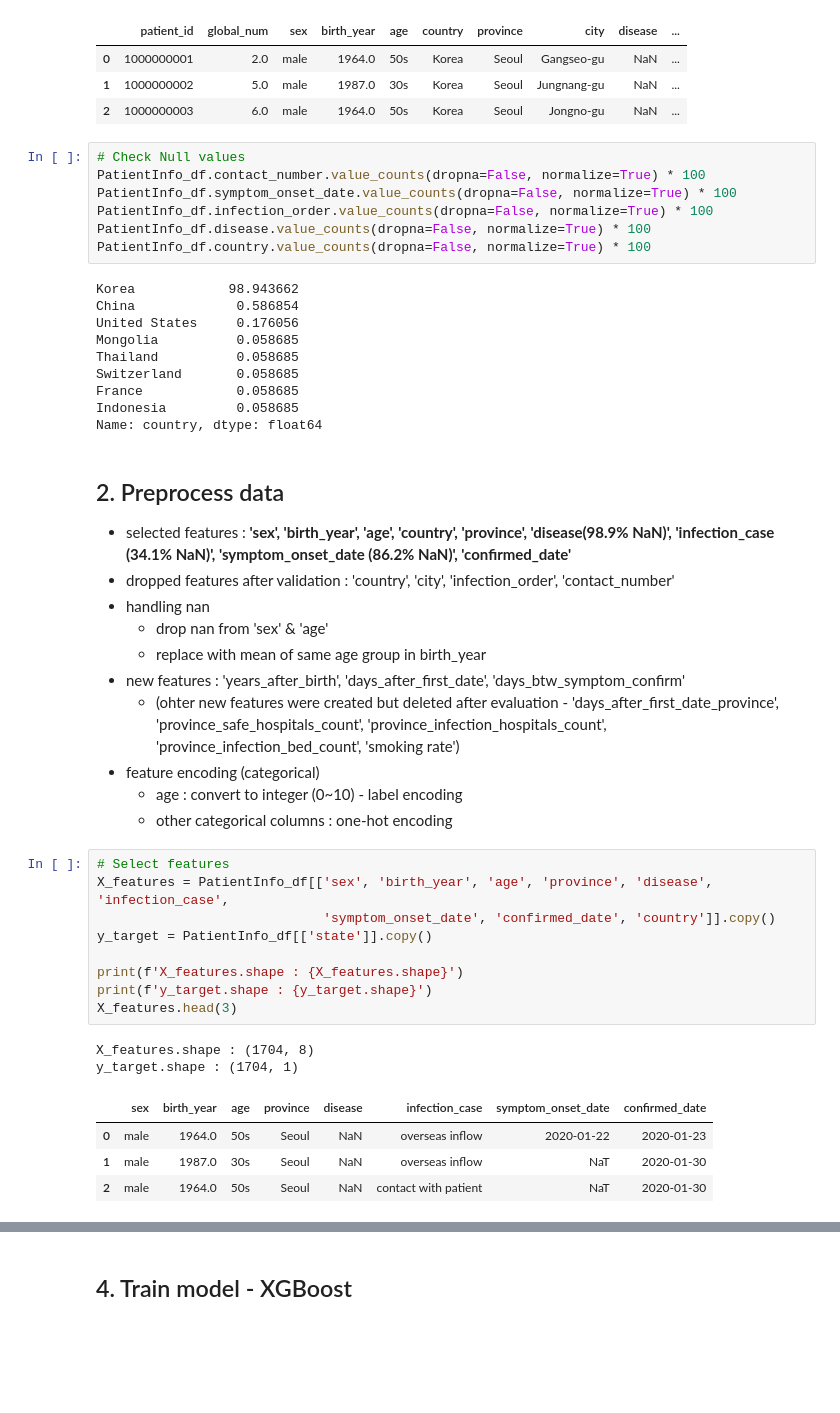
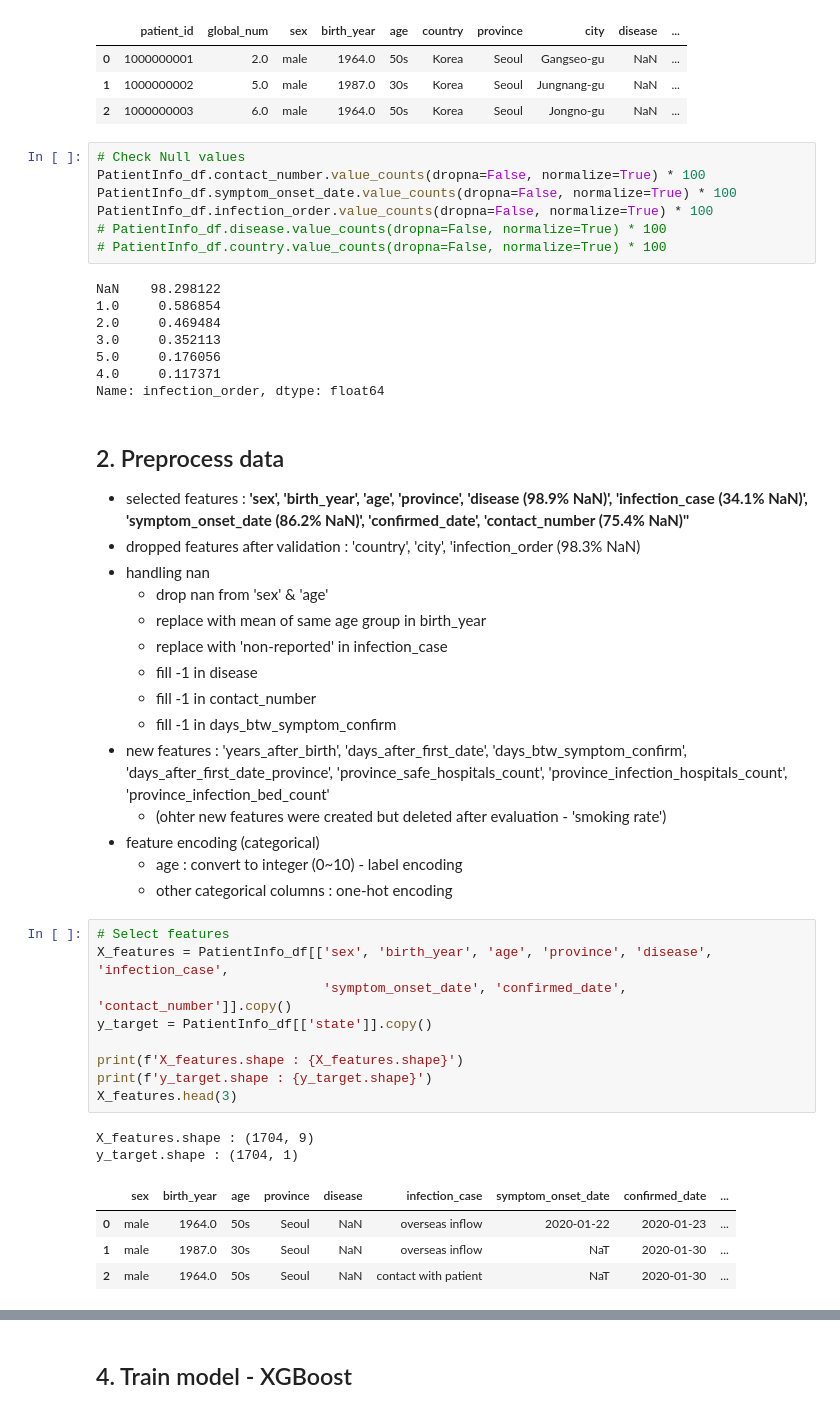
Before and after one commit to sam351/competitions, a Jupyter notebook: dacon_covid-19/ML/COVID_ML_04_XGBoost-final-features.ipynb, the cells around one changed output, grey strips where cells are left out. Drawn from its saved outputs; the diff is of its cells as text; blank space fills up the shorter version.

```diff
--- a/dacon_covid-19/ML/COVID_ML_04_XGBoost-final-features.ipynb
+++ b/dacon_covid-19/ML/COVID_ML_04_XGBoost-final-features.ipynb
@@ -60,46 +63,48 @@ PatientInfo.csv shape : (3326, 19)
 PatientInfo_df.contact_number.value_counts(dropna=False, normalize=True) * 100
 PatientInfo_df.symptom_onset_date.value_counts(dropna=False, normalize=True) * 100
 PatientInfo_df.infection_order.value_counts(dropna=False, normalize=True) * 100
-PatientInfo_df.disease.value_counts(dropna=False, normalize=True) * 100
-PatientInfo_df.country.value_counts(dropna=False, normalize=True) * 100
+# PatientInfo_df.disease.value_counts(dropna=False, normalize=True) * 100
+# PatientInfo_df.country.value_counts(dropna=False, normalize=True) * 100
 # %% [output]
-Korea            98.943662
-China             0.586854
-United States     0.176056
-Mongolia          0.058685
-Thailand          0.058685
-Switzerland       0.058685
-France            0.058685
-Indonesia         0.058685
-Name: country, dtype: float64
+NaN    98.298122
+1.0     0.586854
+2.0     0.469484
+3.0     0.352113
+5.0     0.176056
+4.0     0.117371
+Name: infection_order, dtype: float64
 # %% [markdown]
 ## 2. Preprocess data
-- selected features : **'sex', 'birth_year', 'age', 'country', 'province', 'disease(98.9% NaN)', 'infection_case (34.1% NaN)', 'symptom_onset_date (86.2% NaN)', 'confirmed_date'**
-- dropped features after validation : 'country', 'city', 'infection_order', 'contact_number'
+- selected features : **'sex', 'birth_year', 'age', 'province', 'disease (98.9% NaN)', 'infection_case (34.1% NaN)', 'symptom_onset_date (86.2% NaN)', 'confirmed_date', 'contact_number (75.4% NaN)''**
+- dropped features after validation : 'country', 'city', 'infection_order (98.3% NaN)
 - handling nan
     - drop nan from 'sex' & 'age'
     - replace with mean of same age group in birth_year
-- new features : 'years_after_birth', 'days_after_first_date', 'days_btw_symptom_confirm'
-    - (ohter new features were created but deleted after evaluation - 'days_after_first_date_province', 'province_safe_hospitals_count', 'province_infection_hospitals_count', 'province_infection_bed_count', 'smoking rate')
+    - replace with 'non-reported' in infection_case
+    - fill -1 in disease
+    - fill -1 in contact_number
+    - fill -1 in days_btw_symptom_confirm
+- new features : 'years_after_birth', 'days_after_first_date', 'days_btw_symptom_confirm', 'days_after_first_date_province', 'province_safe_hospitals_count', 'province_infection_hospitals_count', 'province_infection_bed_count'
+    - (ohter new features were created but deleted after evaluation - 'smoking rate')
 - feature encoding (categorical)
     - age : convert to integer (0~10) - label encoding
     - other categorical columns : one-hot encoding
 # %%
 # Select features
 X_features = PatientInfo_df[['sex', 'birth_year', 'age', 'province', 'disease', 'infection_case',
-                             'symptom_onset_date', 'confirmed_date', 'country']].copy()
+                             'symptom_onset_date', 'confirmed_date', 'contact_number']].copy()
 y_target = PatientInfo_df[['state']].copy()
 
 print(f'X_features.shape : {X_features.shape}')
 print(f'y_target.shape : {y_target.shape}')
 X_features.head(3)
 # %% [output]
-X_features.shape : (1704, 8)
+X_features.shape : (1704, 9)
 y_target.shape : (1704, 1)
-|  | sex | birth_year | age | province | disease | infection_case | symptom_onset_date | confirmed_date |
-| 0 | male | 1964.0 | 50s | Seoul | NaN | overseas inflow | 2020-01-22 | 2020-01-23 |
-| 1 | male | 1987.0 | 30s | Seoul | NaN | overseas inflow | NaT | 2020-01-30 |
-| 2 | male | 1964.0 | 50s | Seoul | NaN | contact with patient | NaT | 2020-01-30 |
+|  | sex | birth_year | age | province | disease | infection_case | symptom_onset_date | confirmed_date | ... |
+| 0 | male | 1964.0 | 50s | Seoul | NaN | overseas inflow | 2020-01-22 | 2020-01-23 | ... |
+| 1 | male | 1987.0 | 30s | Seoul | NaN | overseas inflow | NaT | 2020-01-30 | ... |
+| 2 | male | 1964.0 | 50s | Seoul | NaN | contact with patient | NaT | 2020-01-30 | ... |
 # %%
 print('\n<< no of nan table (before handling) >>')
 print(X_features.isna().sum())
```
Also changed, not shown: parts of 8 cells of this notebook.
